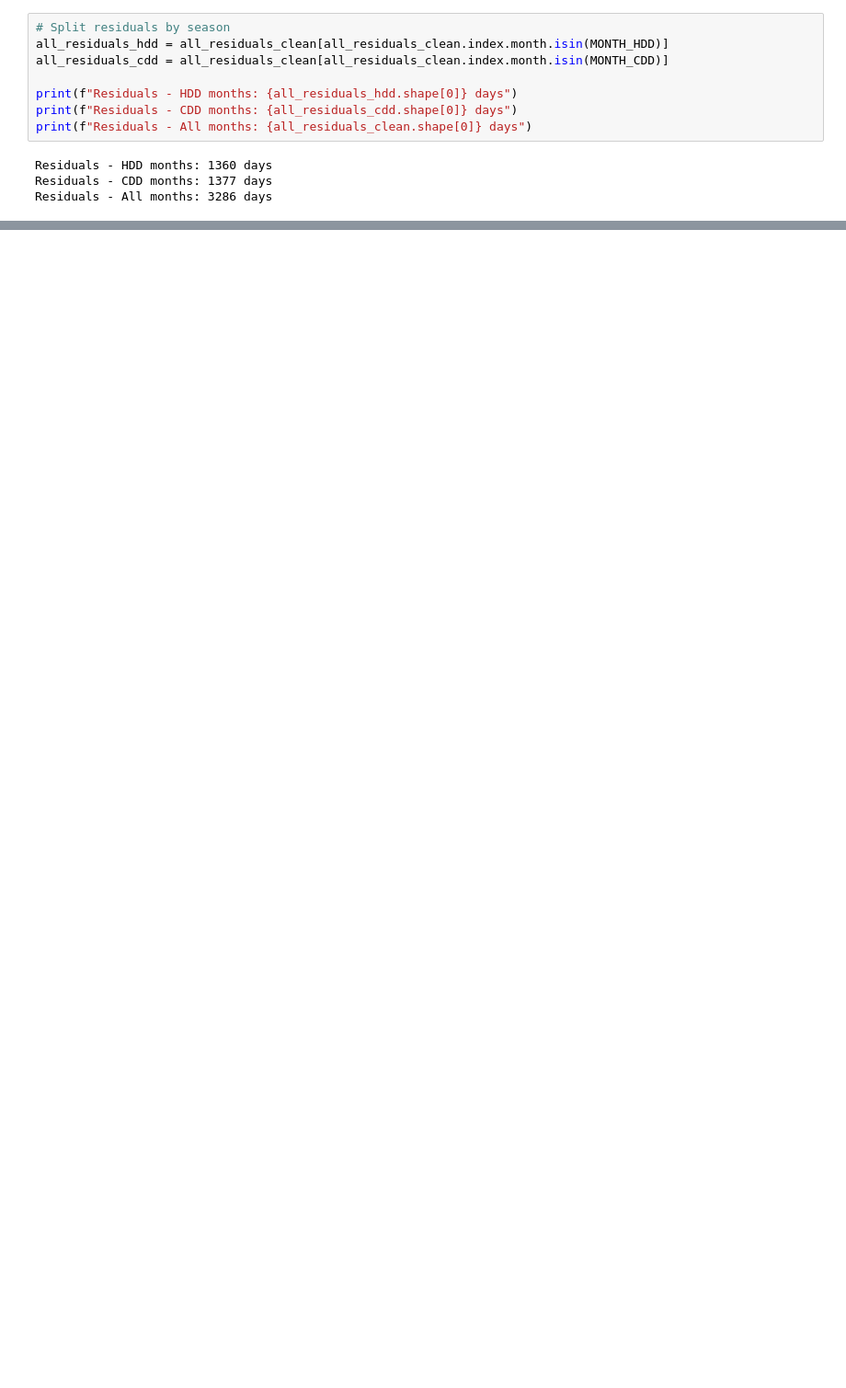
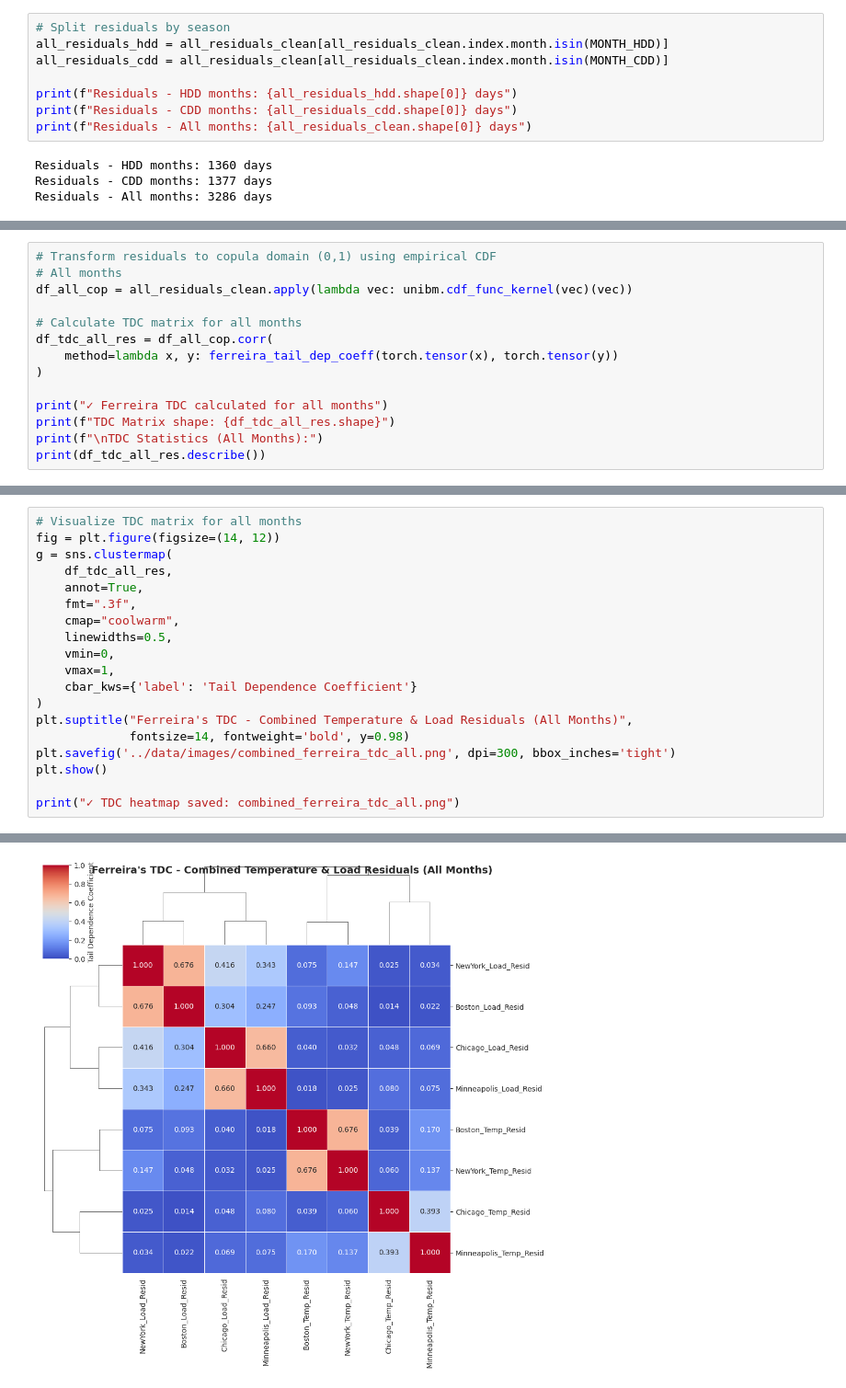
Before and after one commit to KiranReddy0808/Financial-Engineering-Project, a Jupyter notebook: notebooks/Combined_Temperature_Load_Analytics.ipynb, the cells around one changed output, grey strips where cells are left out. Shown at 92% size. Saved outputs shown, nothing was run; the diff lists cells and outputs as text; blank space fills up the shorter version.

```diff
--- a/notebooks/Combined_Temperature_Load_Analytics.ipynb
+++ b/notebooks/Combined_Temperature_Load_Analytics.ipynb
@@ -395,0 +454,14 @@ max              1.000000            1.000000
+# %%
+# Transform residuals to copula domain (0,1) using empirical CDF
+# All months
+df_all_cop = all_residuals_clean.apply(lambda vec: unibm.cdf_func_kernel(vec)(vec))
+
+# Calculate TDC matrix for all months
+df_tdc_all_res = df_all_cop.corr(
+    method=lambda x, y: ferreira_tail_dep_coeff(torch.tensor(x), torch.tensor(y))
+)
+
+print("✓ Ferreira TDC calculated for all months")
+print(f"TDC Matrix shape: {df_tdc_all_res.shape}")
+print(f"\nTDC Statistics (All Months):")
+print(df_tdc_all_res.describe())
@@ -395,0 +486,20 @@ max              1.000000            1.000000
+# %%
+# Visualize TDC matrix for all months
+fig = plt.figure(figsize=(14, 12))
+g = sns.clustermap(
+    df_tdc_all_res,
+    annot=True,
+    fmt=".3f",
+    cmap="coolwarm",
+    linewidths=0.5,
+    vmin=0,
+    vmax=1,
+    cbar_kws={'label': 'Tail Dependence Coefficient'}
+)
+plt.suptitle("Ferreira's TDC - Combined Temperature & Load Residuals (All Months)",
+             fontsize=14, fontweight='bold', y=0.98)
+plt.savefig('../data/images/combined_ferreira_tdc_all.png', dpi=300, bbox_inches='tight')
+plt.show()
+
+print("✓ TDC heatmap saved: combined_ferreira_tdc_all.png")
+# %% [output]
@@ -395,0 +507 @@ max              1.000000            1.000000
+[figure, added]
```
Also changed, not shown: parts of 14 cells of this notebook, 21 other files.
